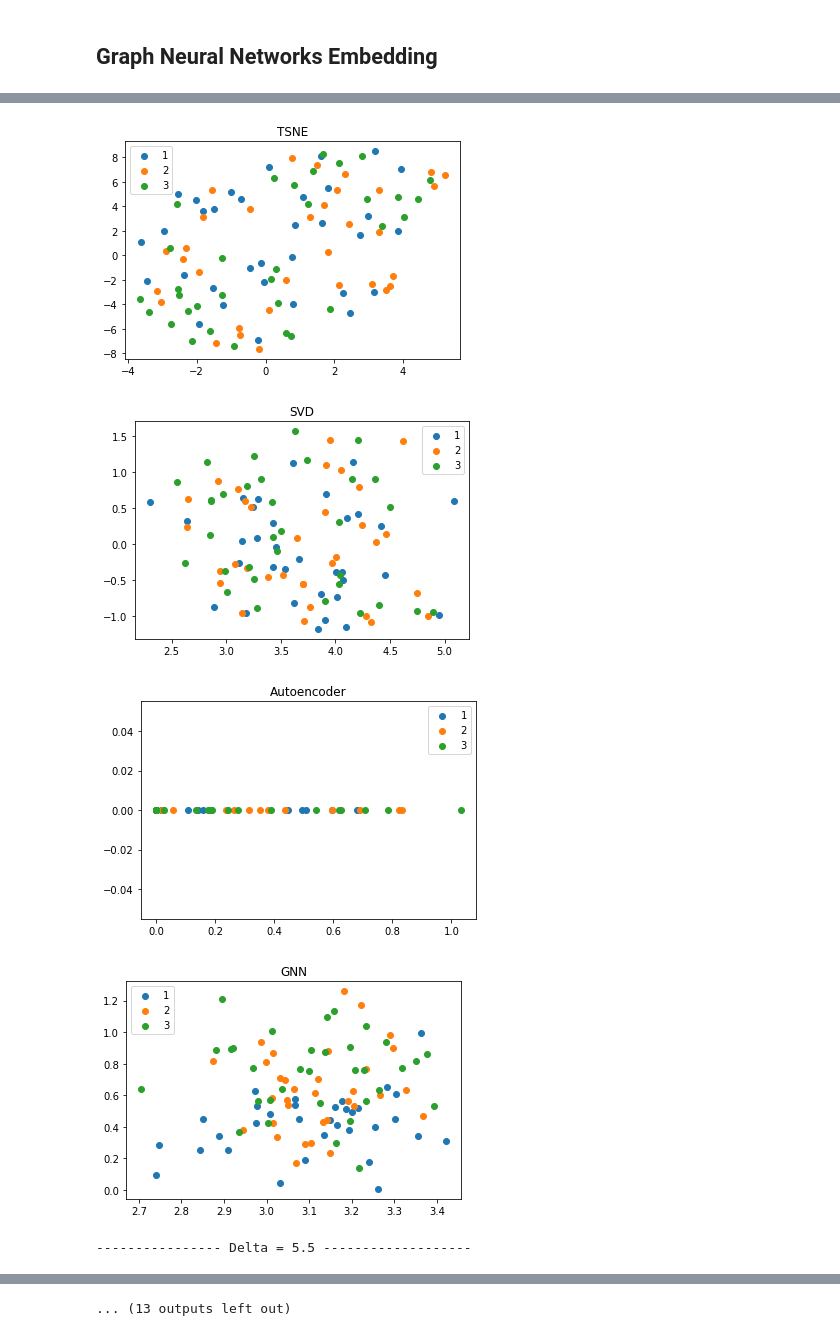
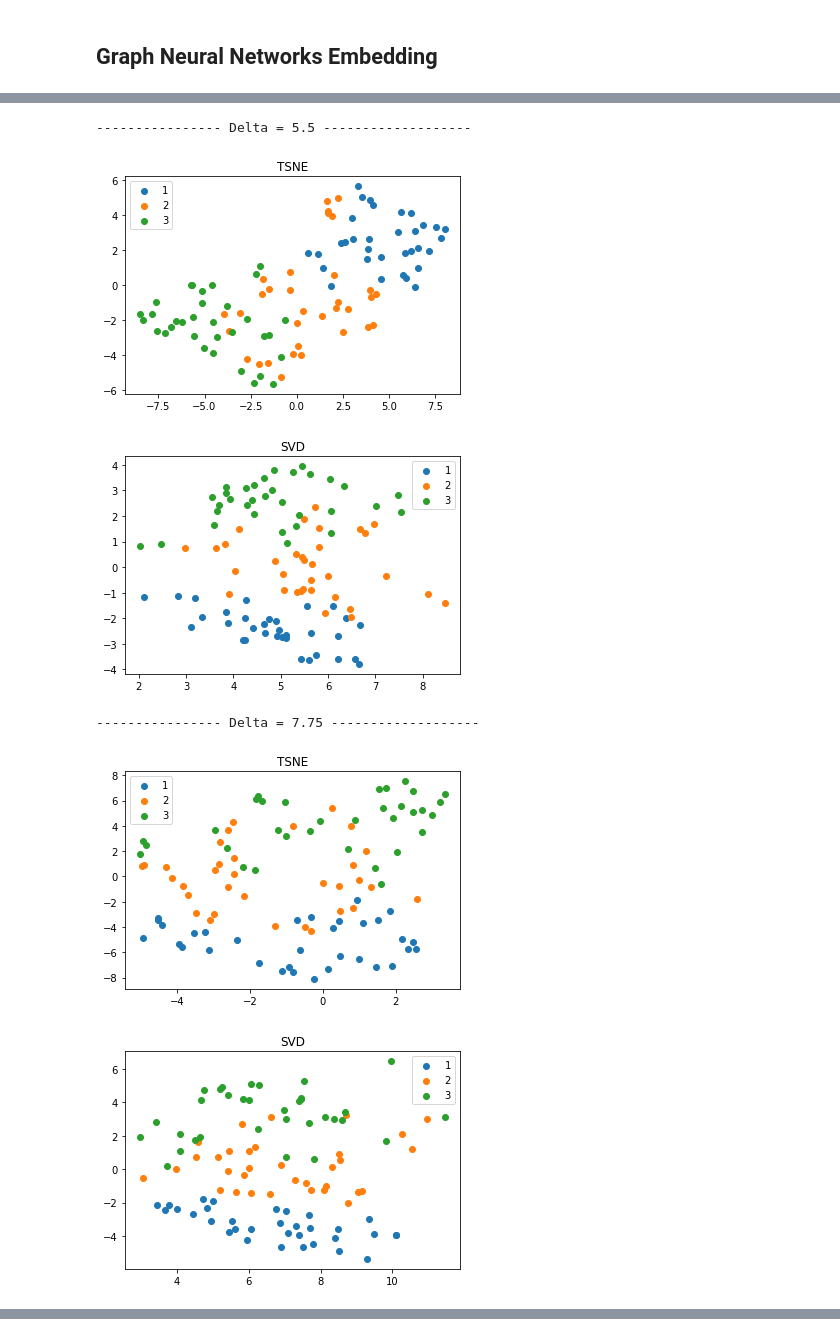
Before and after one commit to FelipeSchreiber/ideias_aleatorias_mestrado, a Jupyter notebook: ModeloProposto.ipynb, the cells around one changed output, grey strips where cells are left out. Drawn from its saved outputs; the diff is of its cells as text; code cells hidden in the pictures.

```diff
--- a/ModeloProposto.ipynb
+++ b/ModeloProposto.ipynb
@@ -66,25 +85,28 @@ def make_basis(P,K):
     return basis
 # %%
+## ENTRADA basis - dicionario de vetores, K - Número de comunidades, n o número de amostras e
+## delta o tamanho do vetor
+## SAIDA: Uma matriz (n*K x 2*K) contendo as representações de todos os vértices
 def make_vectors(basis,K,n,delta):
-    X = np.zeros((3*n,2*K))
-    for c in range(K):
-        for i in range(n):
-            for j in range(K):
+    X = np.zeros((K*n,2*K))
+    for c in range(K): ## PARA CADA UMA DAS COMUNIDADES
+        for i in range(n):## PARA CADA VÉRTICE DE UMA COMUNIDADE
+            for j in range(K):## PARA CADA POSIÇÃO NO VETOR DE CARACTERÍSTICAS
                 r = np.random.uniform(1,delta)
-                if j<k:
-                    X[i+n*c][2*j:2*j+2] = r*np.flip(basis[k][j])
-                elif j==k:
+                if j<c:
+                    X[i+n*c][2*j:2*j+2] = r*np.flip(basis[j][c])
+                elif j==c:
                     u = np.random.uniform(0,1)
                     v = np.zeros(2)
                     if u > 0.5:
-                        v = r*basis[k][j][1]
+                        v = r*basis[j][c][1]
                     else:
-                        v = r*basis[k][j][0]
+                        v = r*basis[j][c][0]
                     X[i+n*c][2*j:2*j+2] = v
                 else:
-                    X[i+n*c][2*j:2*j+2] = r*basis[k][j]
+                    X[i+n*c][2*j:2*j+2] = r*basis[c][j]
     return X
 # %%
 basis = make_basis(P,K)
-delta=2
+delta=1
 X = make_vectors(basis,K,n,delta)
@@ -207,7 +247,7 @@ def make_GNN_embedding(X,Y):
     X_t = F.relu(activation["conv1"]).detach().numpy()
     return X_t
 # %%
-def make_plot(X,title,delta):
+def make_plot(X_t,title,delta,n=n):
     plt.scatter(X_t[:n,0],X_t[:n,1],label="1")
     plt.scatter(X_t[n:2*n,0],X_t[n:2*n,1],label="2")
     plt.scatter(X_t[2*n:3*n,0],X_t[2*n:3*n,1],label="3")
@@ -223,9 +263,9 @@ for delta in np.linspace(1,10,5):
     make_plot(X_t,"TSNE",delta)
     X_t = TruncatedSVD().fit_transform(X)
     make_plot(X_t,"SVD",delta)
-    X_t = NN_embedding(X,Y)
-    make_plot(X_t,"Autoencoder",delta)
-    X_t = make_GNN_embedding(X,Y)
-    make_plot(X_t,"GNN",delta)
+#     X_t = NN_embedding(X,Y)
+#     make_plot(X_t,"Autoencoder",delta)
+#     X_t = make_GNN_embedding(X,Y)
+#     make_plot(X_t,"GNN",delta)
 # %% [output]
 ---------------- Delta = 1.0 -------------------
@@ -237,5 +277,6 @@ for delta in np.linspace(1,10,5):
+---------------- Delta = 5.5 -------------------
-[figure, old version]
+[figure, new version]
-[figure, old version]
+[figure, new version]
+---------------- Delta = 7.75 -------------------
-[figure, old version]
+[figure, new version]
-[figure, old version]
+[figure, new version]
----------------- Delta = 5.5 -------------------
@@ -243 +282,0 @@ for delta in np.linspace(1,10,5):
-... (13 outputs left out)
```
Also changed, not shown: parts of 47 cells of this notebook.
